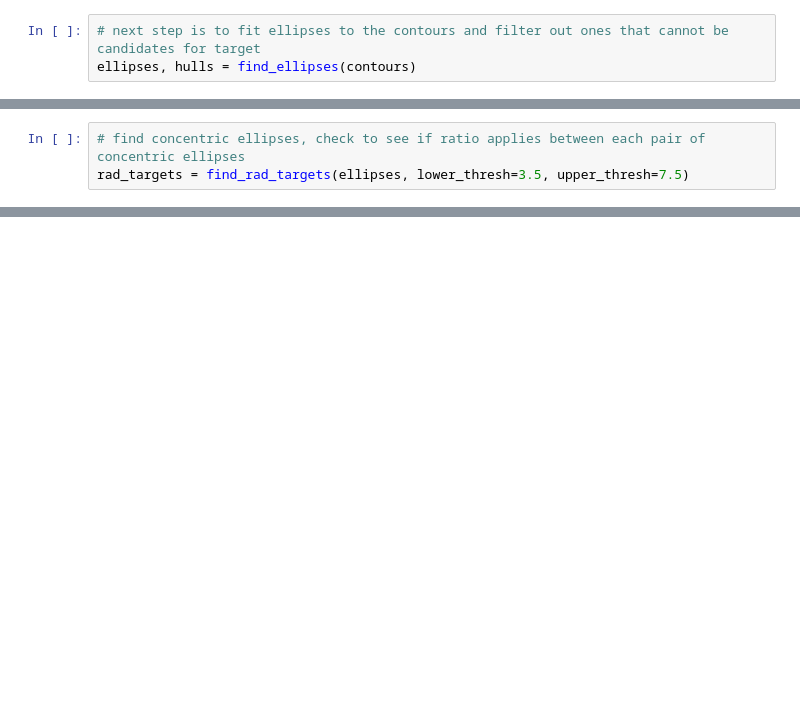
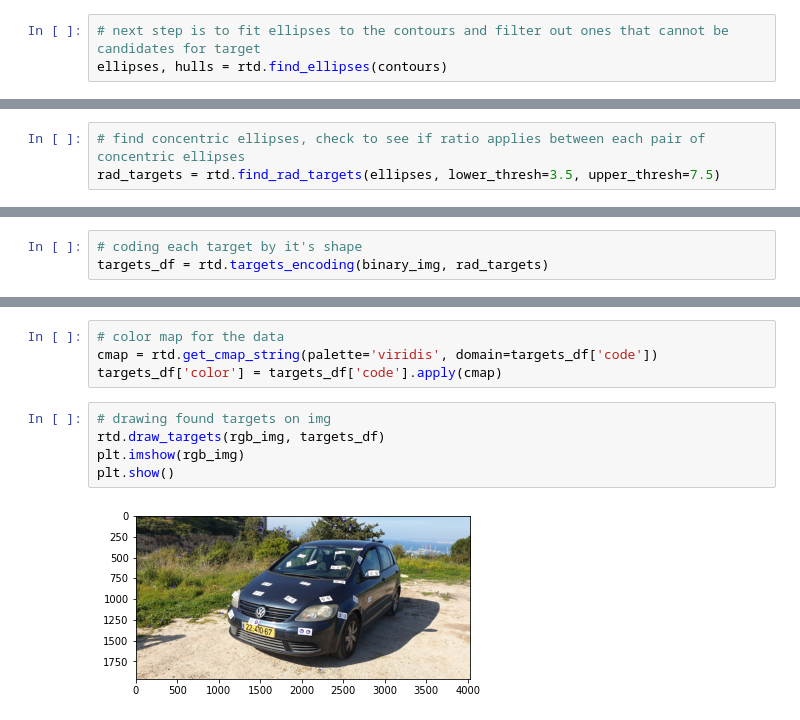
Before and after one commit to shaul-s/Photogrammetry, a Jupyter notebook: Digital/Project/notebook.ipynb, the cells around one changed output, grey strips where cells are left out. Drawn from its saved outputs; the diff is of its cells as text; blank space fills up the shorter version.

```diff
--- a/Digital/Project/notebook.ipynb
+++ b/Digital/Project/notebook.ipynb
@@ -255,3 +37,3 @@ plt.show
 # %%
 # next step is to fit ellipses to the contours and filter out ones that cannot be candidates for target
-ellipses, hulls = find_ellipses(contours)
+ellipses, hulls = rtd.find_ellipses(contours)
@@ -258,3 +47,3 @@ ellipses, hulls = find_ellipses(contours)
 # %%
 # find concentric ellipses, check to see if ratio applies between each pair of concentric ellipses
-rad_targets = find_rad_targets(ellipses, lower_thresh=3.5, upper_thresh=7.5)
+rad_targets = rtd.find_rad_targets(ellipses, lower_thresh=3.5, upper_thresh=7.5)
@@ -291,0 +50,3 @@ plt.show()
+# %%
+# coding each target by it's shape
+targets_df = rtd.targets_encoding(binary_img, rad_targets)
@@ -291,0 +71,11 @@ plt.show()
+# %%
+# color map for the data
+cmap = rtd.get_cmap_string(palette='viridis', domain=targets_df['code'])
+targets_df['color'] = targets_df['code'].apply(cmap)
+# %%
+# drawing found targets on img
+rtd.draw_targets(rgb_img, targets_df)
+plt.imshow(rgb_img)
+plt.show()
+# %% [output]
+[figure, added]
```
Also changed, not shown: parts of 9 cells of this notebook, 11 other files.
